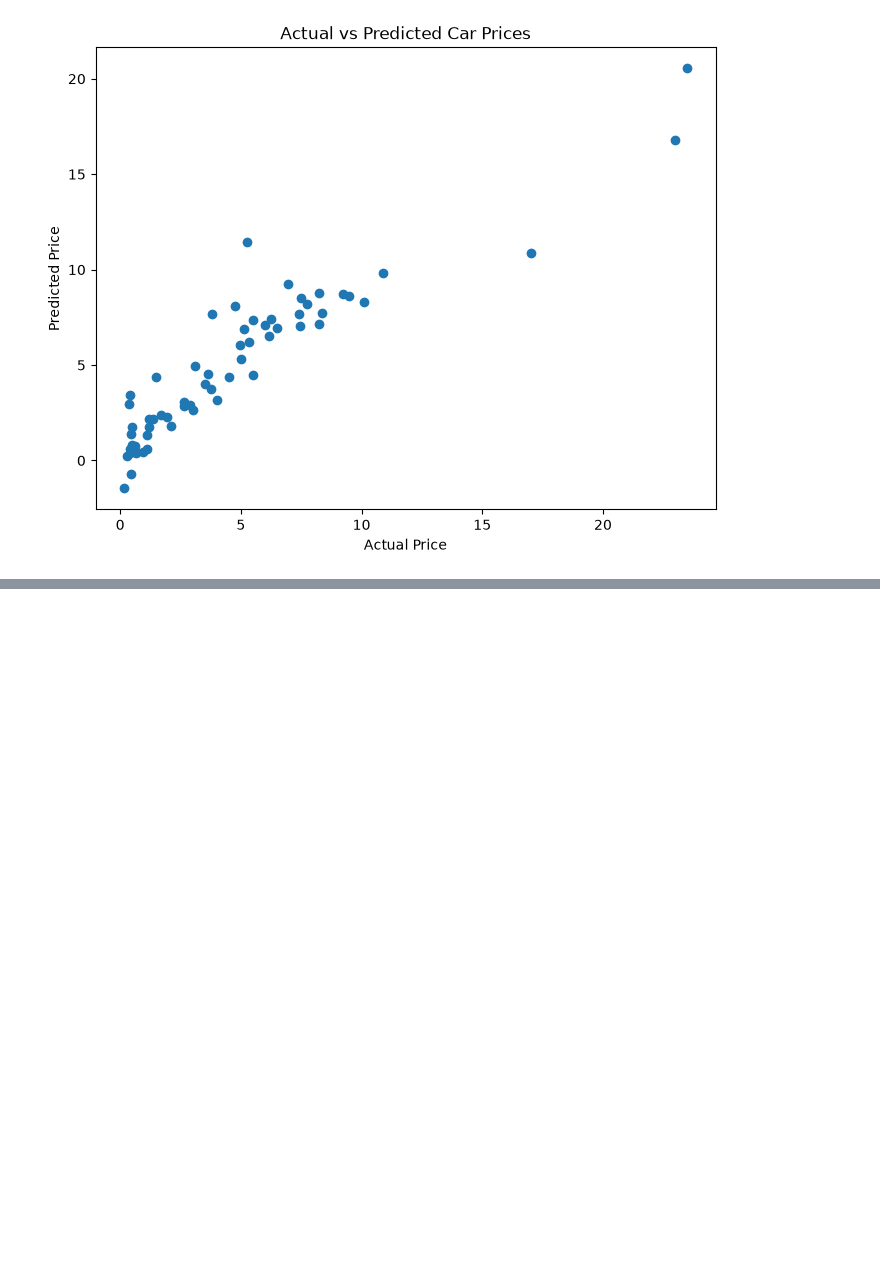
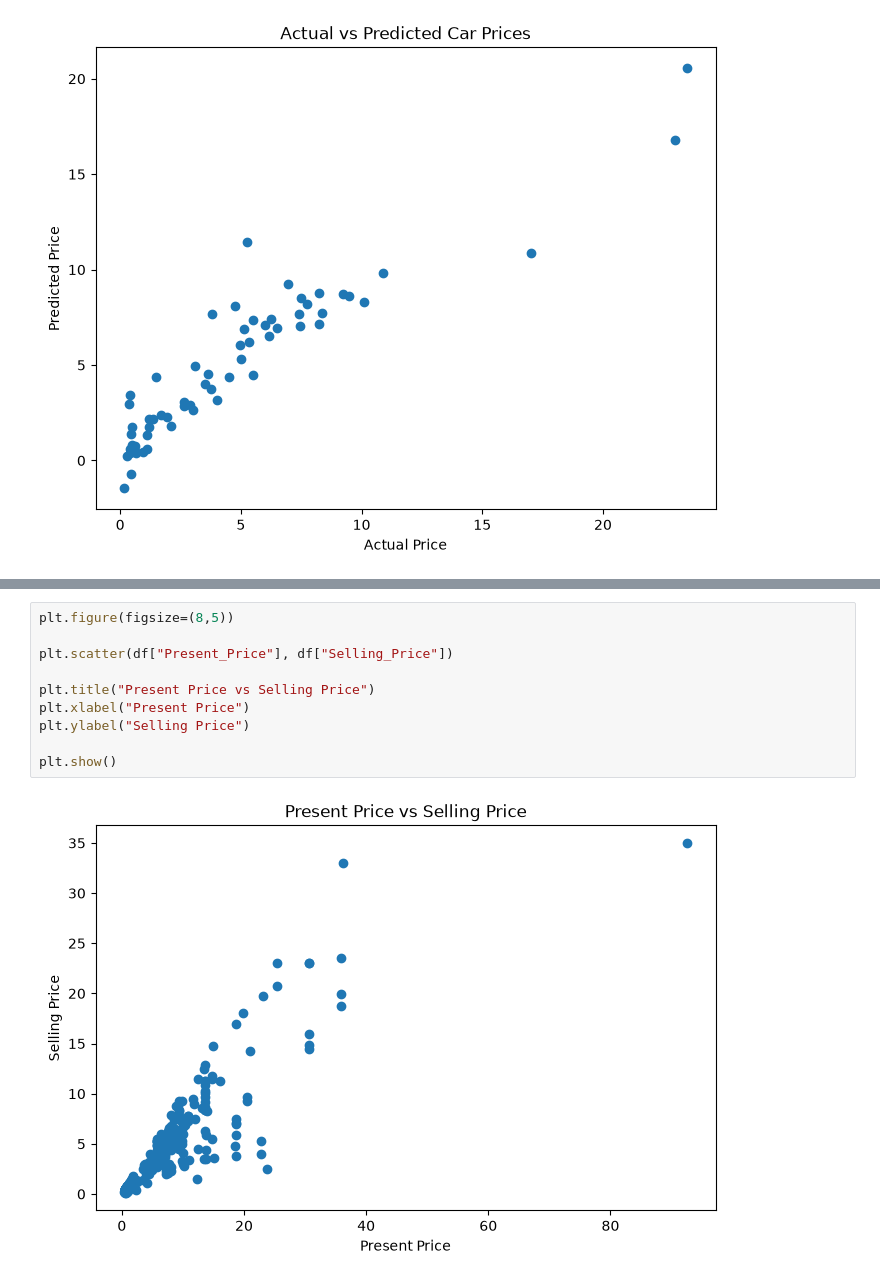
Before and after one commit to Sushil77964/data-science-car-price-prediction, a Jupyter notebook: notebooks/Car_Price_Prediction.ipynb, the cells around one changed output, grey strips where cells are left out. Drawn from its saved outputs; the diff is of its cells as text; blank space fills up the shorter version.

```diff
--- a/notebooks/Car_Price_Prediction.ipynb
+++ b/notebooks/Car_Price_Prediction.ipynb
@@ -373,0 +450,12 @@ plt.show()
+# %%
+plt.figure(figsize=(8,5))
+
+plt.scatter(df["Present_Price"], df["Selling_Price"])
+
+plt.title("Present Price vs Selling Price")
+plt.xlabel("Present Price")
+plt.ylabel("Selling Price")
+
+plt.show()
+# %% [output]
+[figure, added]
```
Also changed, not shown: parts of 18 cells of this notebook.
